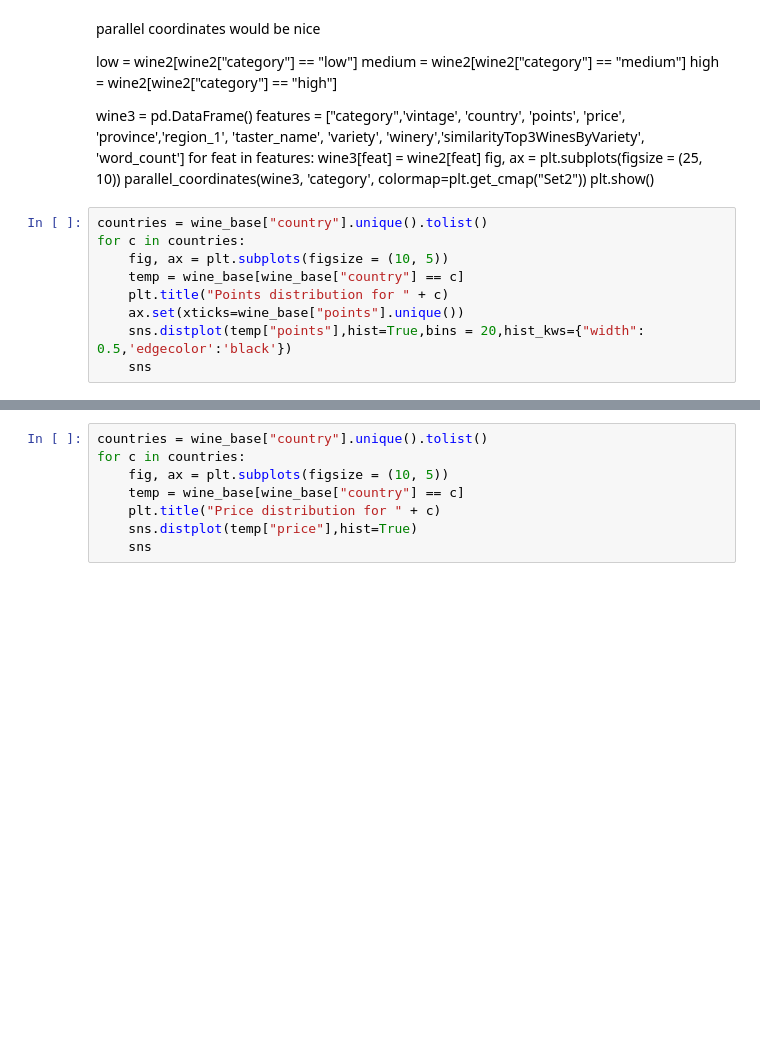
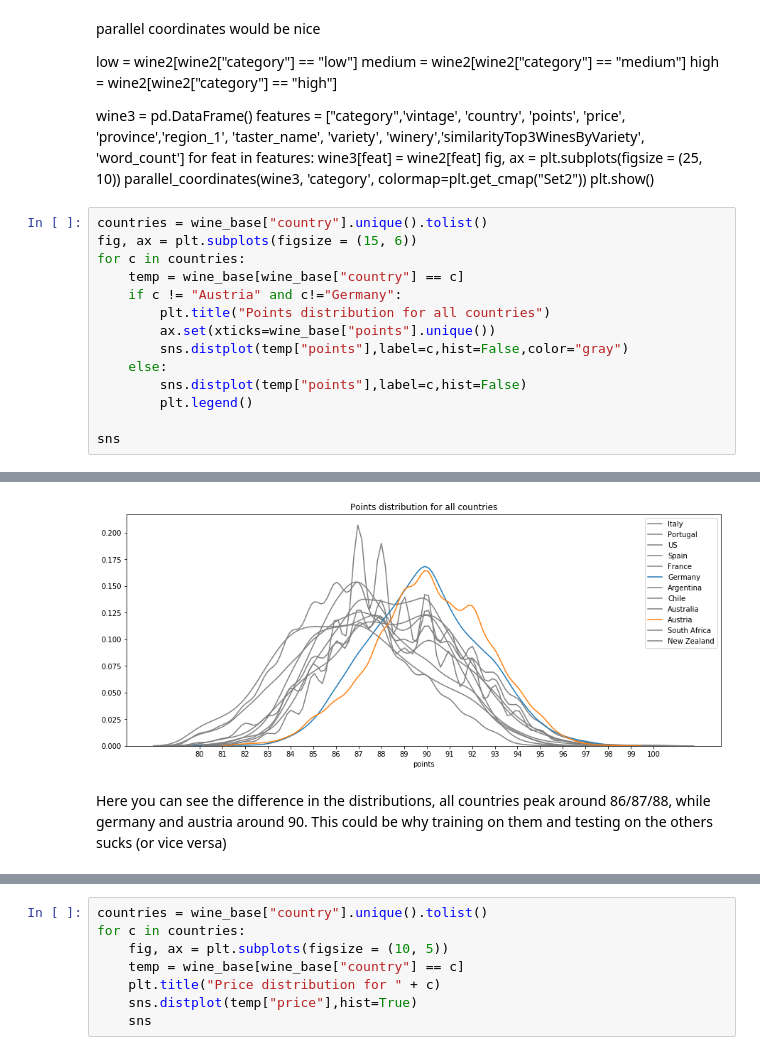
Before and after one commit to Gneur11/bdaFinalMIo, a Jupyter notebook: ClassifierAnalysis2.0.ipynb, the cells around one changed output, grey strips where cells are left out. Drawn from its saved outputs; the diff is of its cells as text; blank space fills up the shorter version.

Commit message:
fixed errors in plotting and added dummy classifier country by country

```diff
--- a/ClassifierAnalysis2.0.ipynb
+++ b/ClassifierAnalysis2.0.ipynb
@@ -150,10 +150,16 @@ parallel_coordinates(wine3, 'category', colormap=plt.get_cmap("Set2"))
 plt.show()
 # %%
 countries = wine_base["country"].unique().tolist()
+fig, ax = plt.subplots(figsize = (15, 6))
 for c in countries:
-    fig, ax = plt.subplots(figsize = (10, 5))
     temp = wine_base[wine_base["country"] == c]
-    plt.title("Points distribution for " + c)
-    ax.set(xticks=wine_base["points"].unique())
-    sns.distplot(temp["points"],hist=True,bins = 20,hist_kws={"width": 0.5,'edgecolor':'black'})
-    sns
+    if c != "Austria" and c!="Germany":
+        plt.title("Points distribution for all countries")
+        ax.set(xticks=wine_base["points"].unique())
+        sns.distplot(temp["points"],label=c,hist=False,color="gray")
+    else:
+        sns.distplot(temp["points"],label=c,hist=False)
+        plt.legend()
+
+sns
+# %% [output]
@@ -159,0 +167,3 @@ for c in countries:
+[figure, added]
+# %% [markdown]
+Here you can see the difference in the distributions, all countries peak around 86/87/88, while germany and austria around 90. This could be why training on them and testing on the others sucks (or vice versa)
```
Also changed, not shown: parts of 39 cells of this notebook, 1 other file.
